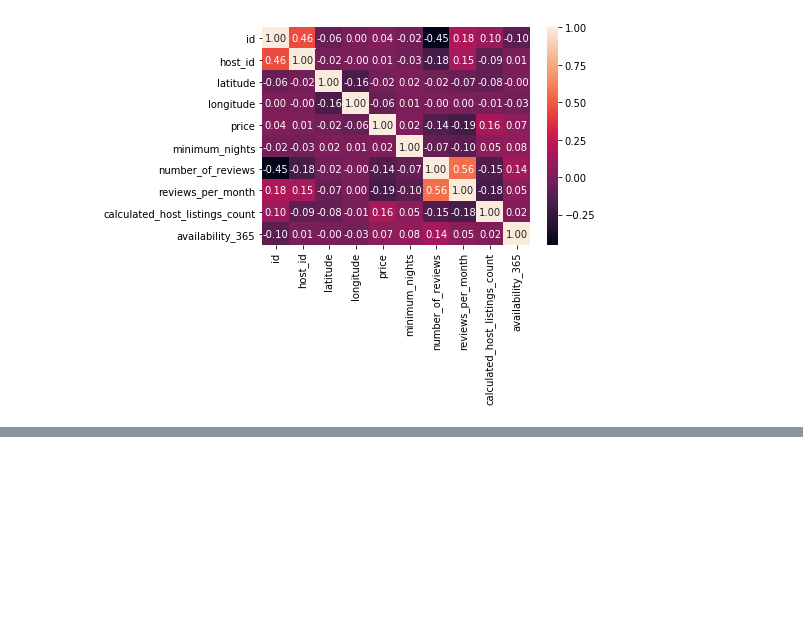
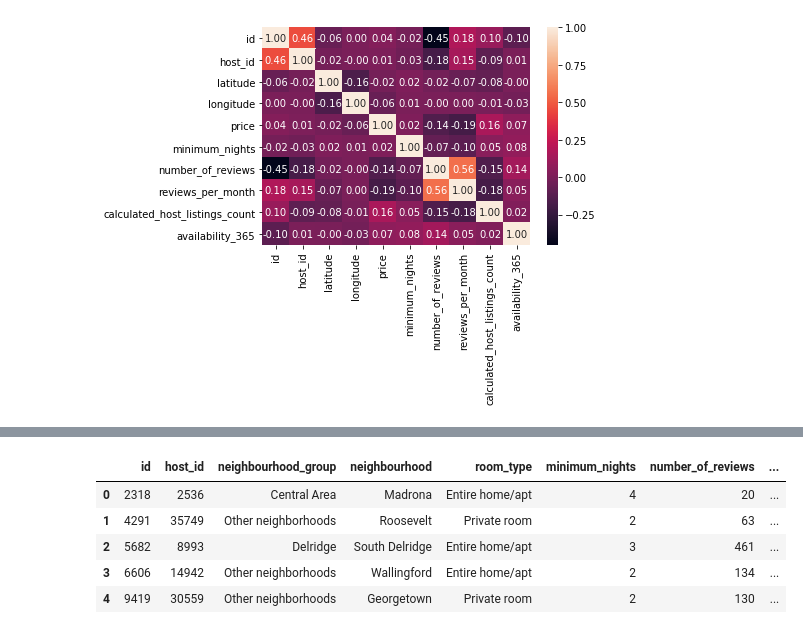
Before and after one commit to SimplifyData/Predict-Airbnb-Prices-in-Seattle, a Jupyter notebook: seattle_airbnb.ipynb, the cells around one changed output, grey strips where cells are left out. Cells and saved outputs as stored; diff of their text form; code cells hidden in the pictures; blank space fills up the shorter version.

```diff
--- a/seattle_airbnb.ipynb
+++ b/seattle_airbnb.ipynb
@@ -906,0 +995,9 @@ sns.heatmap(airbnb_listing_df.corr(), annot = True, fmt = '.2f')
+# %%
+features_raw.head()
+# %% [output]
+|  | id | host_id | neighbourhood_group | neighbourhood | room_type | minimum_nights | number_of_reviews | ... |
+| 0 | 2318 | 2536 | Central Area | Madrona | Entire home/apt | 4 | 20 | ... |
+| 1 | 4291 | 35749 | Other neighborhoods | Roosevelt | Private room | 2 | 63 | ... |
+| 2 | 5682 | 8993 | Delridge | South Delridge | Entire home/apt | 3 | 461 | ... |
+| 3 | 6606 | 14942 | Other neighborhoods | Wallingford | Entire home/apt | 2 | 134 | ... |
+| 4 | 9419 | 30559 | Other neighborhoods | Georgetown | Private room | 2 | 130 | ... |
```
Also changed, not shown: parts of 17 cells of this notebook.
